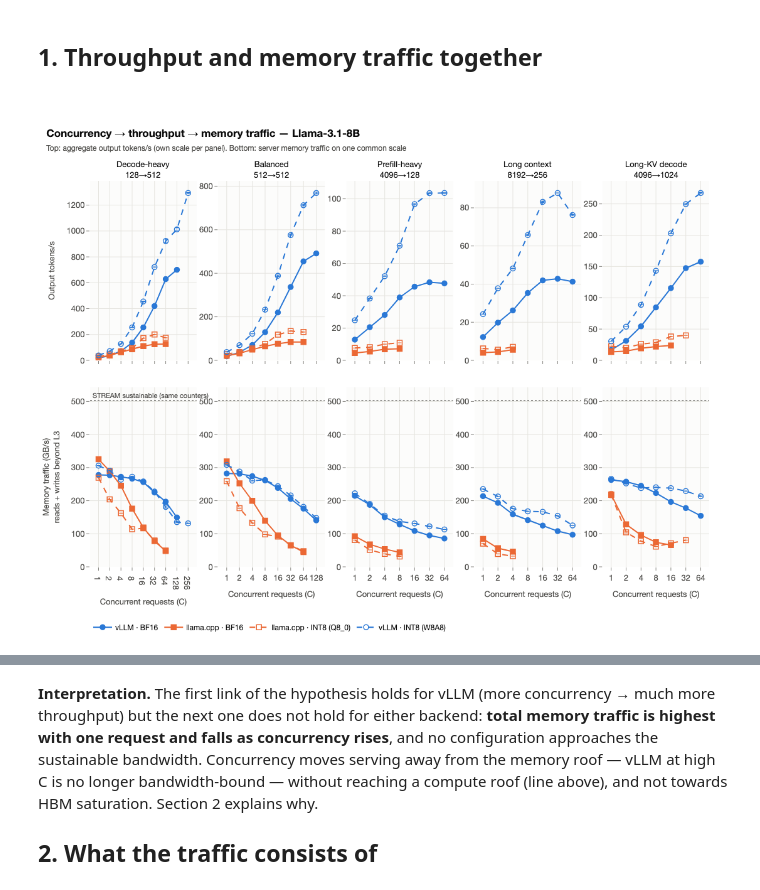
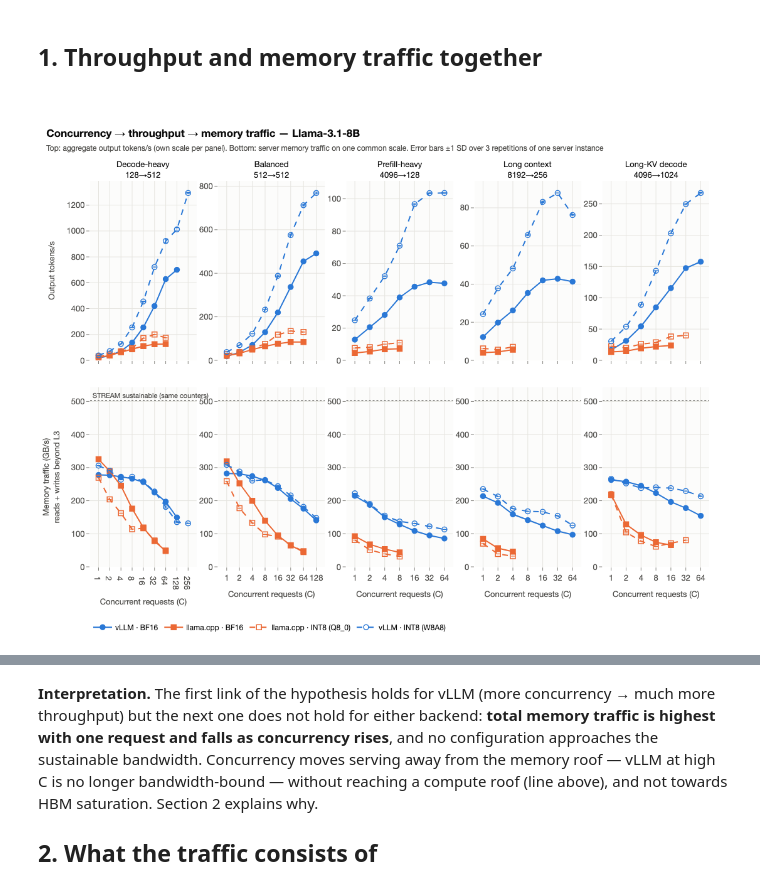
Before and after one commit to struggling-student/llm-backend-analysis, a Jupyter notebook: notebooks/backend_selection/07_memory_traffic.ipynb, the cells around one changed output, grey strips where cells are left out. Saved outputs shown, nothing was run; the diff lists cells and outputs as text; code cells hidden in the pictures.

```diff
--- a/notebooks/backend_selection/07_memory_traffic.ipynb
+++ b/notebooks/backend_selection/07_memory_traffic.ipynb
@@ -54,15 +54,15 @@ Sustainable traffic of the server layout (STREAM, same counters): **502 GB/s**.
 # %%
 fig = plots.concurrency_grid(primary, [
     plots.Panel("output_tok_s_mean", "Output tokens/s", "tok/s"),
     plots.Panel("mem_total_gbs_mean", "Memory traffic (GB/s)<br>reads + writes beyond L3", "GB/s", share_y=True,
                 fmt=".0f", reference=(ceiling, "STREAM sustainable (same counters)")),
 ], title=f"Concurrency → throughput → memory traffic — {registry.model_label(MODEL)}",
-   subtitle="Top: aggregate output tokens/s (own scale per panel). Bottom: server memory traffic on one common scale")
+   subtitle="Top: aggregate output tokens/s (own scale per panel). Bottom: server memory traffic on one common scale. Error bars ±1 SD over 3 repetitions of one server instance")
 fig.show()
 export_figure(fig, "throughput_and_memory_traffic", source=NOTEBOOK,
-              caption="Output tokens/s (top) and server memory traffic (bottom) vs concurrency, with the STREAM ceiling (8B).")
+              caption="Output tokens/s (top) and server memory traffic (bottom) vs concurrency, with the STREAM ceiling (8B). Error bars: ±1 SD over the 3 repetitions of one server instance.")
 # %% [output]
-[figure, old version]
+[figure, new version]
 # %%
 trend = memory.traffic_trend(pts)
 trend = trend.assign(configuration=trend["configuration_id"].map(registry.configuration_label),
```
Also changed, not shown: 10 other files.
